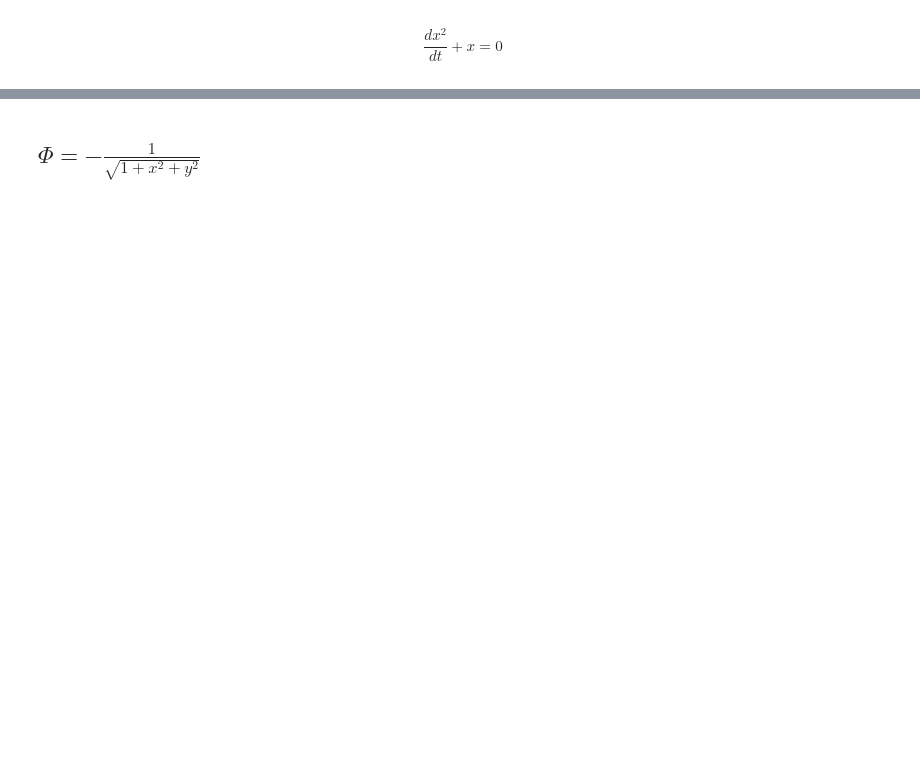
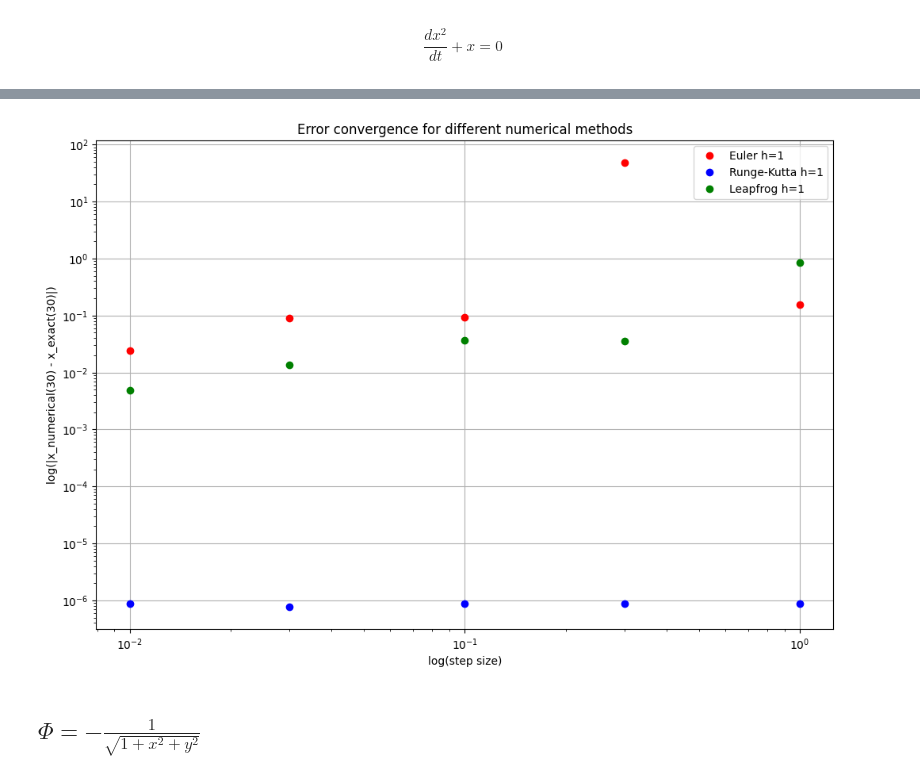
Before and after one commit to qchen4/ASTR-427-COmputational-Astrophysics, a Jupyter notebook: HWs/Homework2/Homeworkd 2.ipynb, the cells around one changed output, grey strips where cells are left out. Drawn from its saved outputs; the diff is of its cells as text; code cells hidden in the pictures; blank space fills up the shorter version.

```diff
--- a/HWs/Homework2/Homeworkd 2.ipynb
+++ b/HWs/Homework2/Homeworkd 2.ipynb
@@ -3,0 +51,18 @@ import matplotlib.pyplot as plt
+# %%
+def lorenz_system(state, t):
+    sigma, beta, rho = 10, 2.667, 28
+    x, y, z = state
+    return np.array([
+        sigma * (y - x),
+        x * (rho - z) - y,
+        x * y - beta * z
+    ])
+
+# Initial conditions and time array
+y0 = np.array([0.0, 1.0, 1.05])
+t = np.linspace(0, 2, 1000)  # Time from 0 to 2 seconds, 1000 points
+
+# Solve using each method
+y_euler = euler(lorenz_system, y0, t)
+y_rk = runge_kutta(lorenz_system, y0, t)
+# Leapfrog example omitted as it requires adaptation for the Lorenz system specifically.
@@ -37,0 +78,62 @@ plt.show()
+# %%
+import numpy as np
+import matplotlib.pyplot as plt
+from scipy.integrate import solve_ivp
+
+def system_of_equations(t, y):
+    return [y[1], -y[0]]
+
+def euler_method(system, y0, t):
+    y = np.zeros((len(t), len(y0)))
+    y[0] = y0
+    for i in range(1, len(t)):
+        dt = t[i] - t[i - 1]
+        y[i] = y[i - 1] + np.array(system(t[i - 1], y[i - 1])) * dt
+    return y[:, 0]
+
+def runge_kutta_fixed_step(system, y0, t):
+    sol = solve_ivp(system, [t[0], t[-1]], y0, t_eval=t, method='RK45', rtol=1e-6, atol=1e-9)
+    return sol.y[0]
+
+def leapfrog_method(system, y0, t):
+    y = np.zeros((len(t), len(y0)))
+    y[0] = y0
+    dt = t[1] - t[0]
+    v = y0[1]
+    for i in range(1, len(t)):
+        y[i, 0] = y[i-1, 0] + v * dt
+        a = -y[i, 0]
+        v = v + a * dt
+        y[i, 1] = v
+    return y[:, 0]
+
+step_sizes = [1, 0.3, 0.1, 0.03, 0.01]
+t_end = 30
+
+plt.figure(figsize=(12, 8))
+
+for h in step_sizes:
+    t_points = np.arange(0, t_end + h, h)
+
+    y_euler = euler_method(system_of_equations, [1, 0], t_points)
+    y_runge_kutta = runge_kutta_fixed_step(system_of_equations, [1, 0], t_points)
+    y_leapfrog = leapfrog_method(system_of_equations, [1, 0], t_points)
+    y_exact = np.cos(t_points)
+
+    error_euler = np.abs(y_euler[-1] - y_exact[-1])
+    error_runge_kutta = np.abs(y_runge_kutta[-1] - y_exact[-1])
+    error_leapfrog = np.abs(y_leapfrog[-1] - y_exact[-1])
+
+    plt.loglog(h, error_euler, 'ro', label=f'Euler h={h}' if h == step_sizes[0] else "")
+    plt.loglog(h, error_runge_kutta, 'bo', label=f'Runge-Kutta h={h}' if h == step_sizes[0] else "")
+    plt.loglog(h, error_leapfrog, 'go', label=f'Leapfrog h={h}' if h == step_sizes[0] else "")
+
+plt.xlabel('log(step size)')
+plt.ylabel('log(|x_numerical(30) - x_exact(30)|)')
+plt.legend()
+plt.title('Error convergence for different numerical methods')
+plt.grid(True)
+
+plt.savefig('/mnt/data/error_convergence_plot.png')
+plt.close()
+# %% [output]
@@ -38,2 +141,3 @@ plt.show()
+[figure, added]
 # %% [markdown]
 ## $\Phi = - \frac{1}{\sqrt{1+x^2+y^2}}$
```
Also changed, not shown: parts of 8 cells of this notebook.
